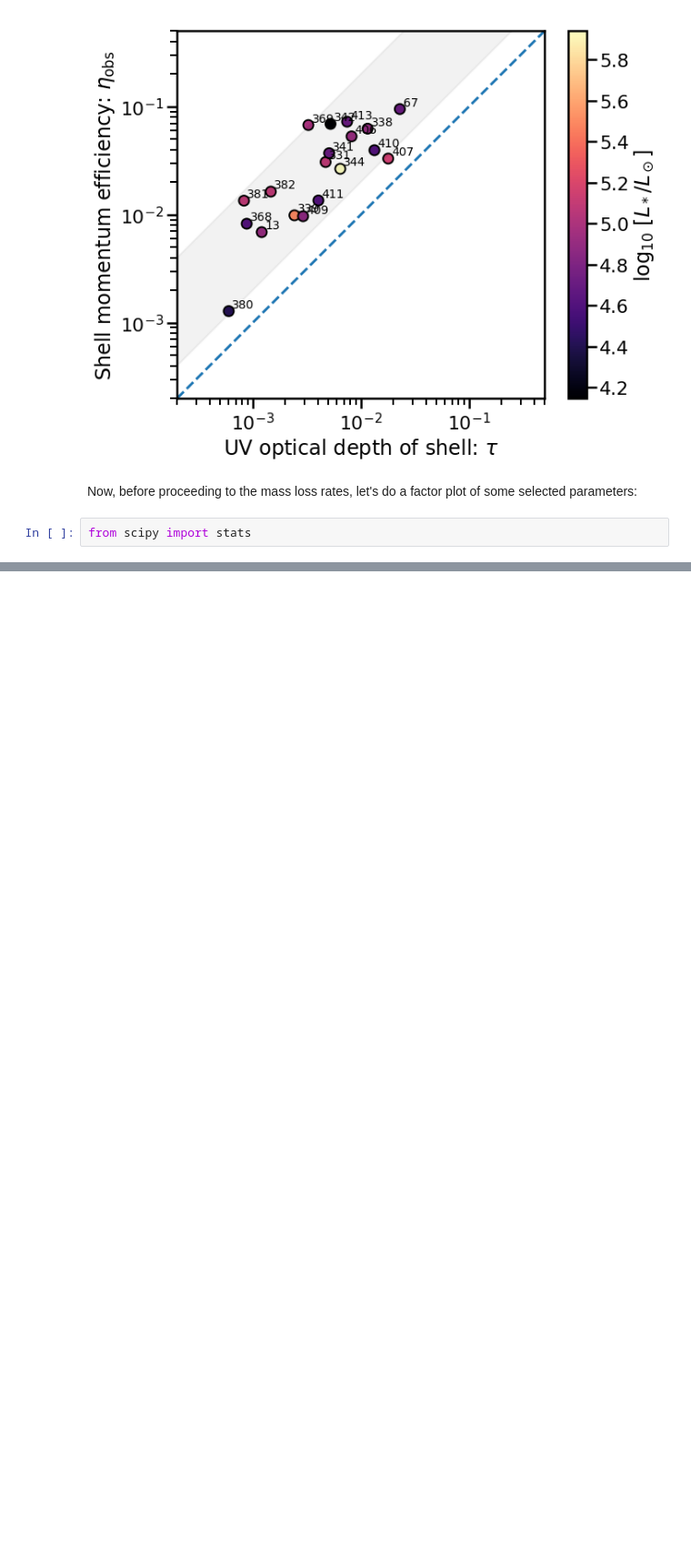
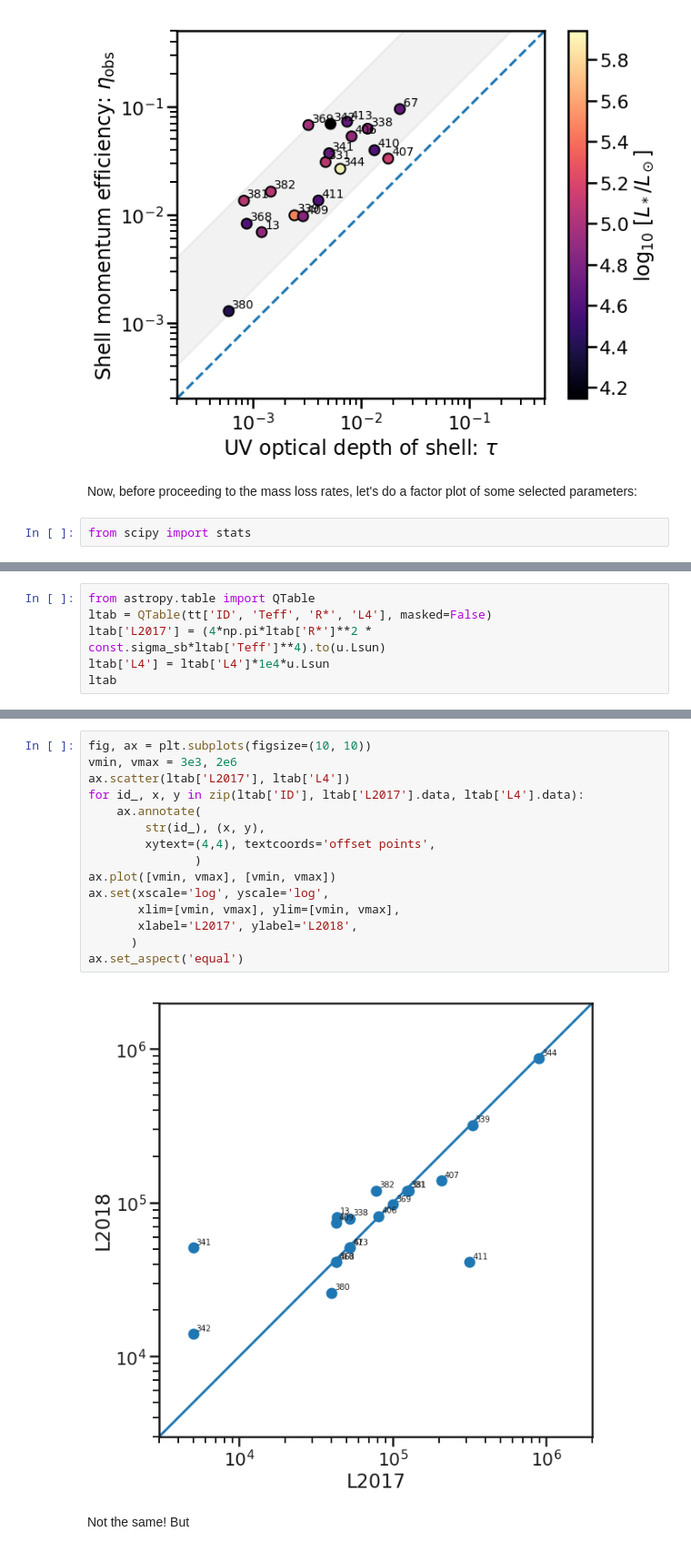
Before and after one commit to div-B-equals-0/dust-wave-case-studies, a Jupyter notebook: Kobulnicky-samples.ipynb, the cells around one changed output, grey strips where cells are left out. Shown at 91% size. Drawn from its saved outputs; the diff is of its cells as text; blank space fills up the shorter version.

```diff
--- a/Kobulnicky-samples.ipynb
+++ b/Kobulnicky-samples.ipynb
@@ -581,0 +630,6 @@ masked_BaseColumn(data = [0.00687806105765804 0.09463493590180806 0.030632334114
+# %%
+from astropy.table import QTable
+ltab = QTable(tt['ID', 'Teff', 'R*', 'L4'], masked=False)
+ltab['L2017'] = (4*np.pi*ltab['R*']**2 * const.sigma_sb*ltab['Teff']**4).to(u.Lsun)
+ltab['L4'] = ltab['L4']*1e4*u.Lsun
+ltab
@@ -581,0 +657,19 @@ masked_BaseColumn(data = [0.00687806105765804 0.09463493590180806 0.030632334114
+# %%
+fig, ax = plt.subplots(figsize=(10, 10))
+vmin, vmax = 3e3, 2e6
+ax.scatter(ltab['L2017'], ltab['L4'])
+for id_, x, y in zip(ltab['ID'], ltab['L2017'].data, ltab['L4'].data):
+    ax.annotate(
+        str(id_), (x, y),
+        xytext=(4,4), textcoords='offset points',
+               )
+ax.plot([vmin, vmax], [vmin, vmax])
+ax.set(xscale='log', yscale='log',
+       xlim=[vmin, vmax], ylim=[vmin, vmax],
+       xlabel='L2017', ylabel='L2018',
+      )
+ax.set_aspect('equal')
+# %% [output]
+[figure, added]
+# %% [markdown]
+Not the same!  But
```
Also changed, not shown: parts of 17 cells of this notebook, 20 other files.
